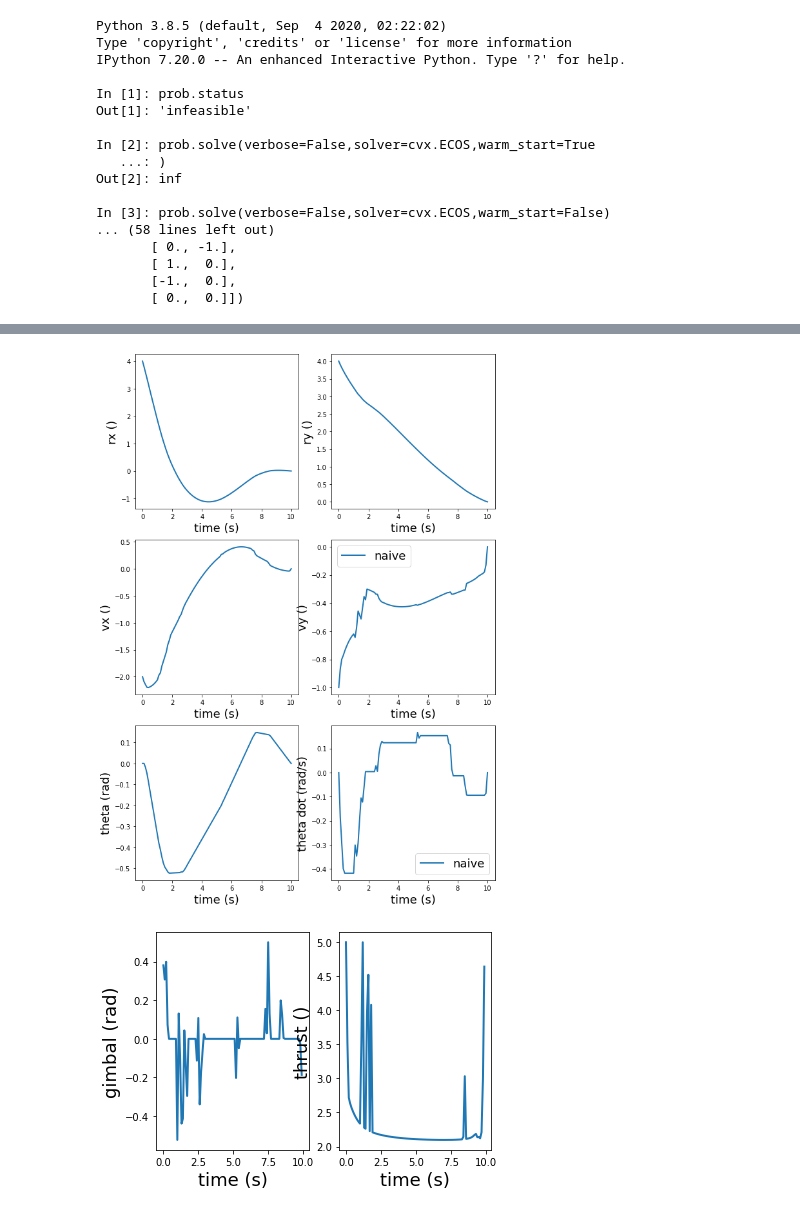
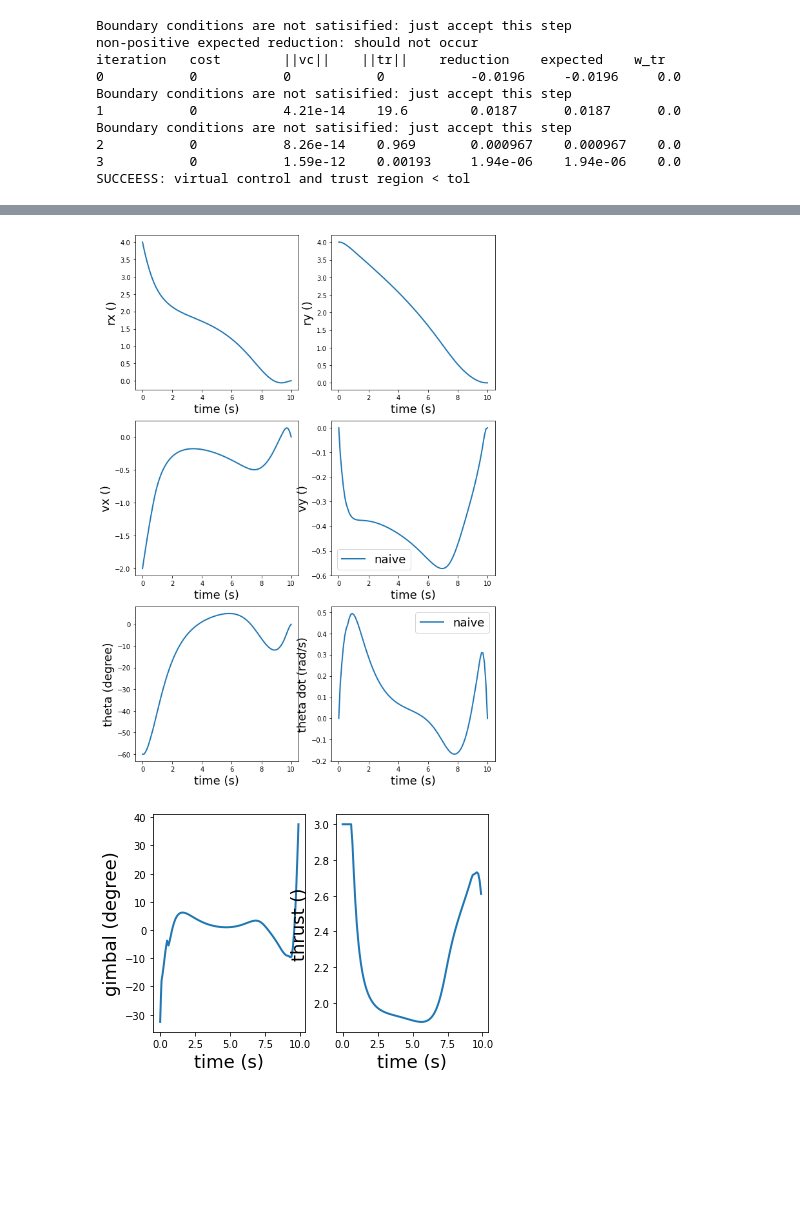
Before and after one commit to taewankim1/sequential_convex_programming, a Jupyter notebook: notebooks/test_RocketLanding1D.ipynb, the cells around one changed output, grey strips where cells are left out. Saved outputs shown, nothing was run; the diff lists cells and outputs as text; code cells hidden in the pictures; blank space fills up the shorter version.

```diff
--- a/notebooks/test_RocketLanding1D.ipynb
+++ b/notebooks/test_RocketLanding1D.ipynb
@@ -28,9 +31,9 @@ iu = 2
 ih = 9
 N = 100
 delT = 0.1
-max_iter = 100
+max_iter = 10
 # %%
-xi = np.array([4,4,-2,-1,0,0])
+xi = np.array([4,4,-2,0,-np.pi/3,0])
 xf = np.array([0,0,0,0,0,0])
 
 
@@ -49,23 +52,16 @@ u0[:,1] = 2
 i1 = Scvx('unicycle',N,max_iter,myModel,myCost,myConst)
 x, u = i1.update(x0,u0)
 # %% [output]
-Python 3.8.5 (default, Sep  4 2020, 02:22:02)
-Type 'copyright', 'credits' or 'license' for more information
-IPython 7.20.0 -- An enhanced Interactive Python. Type '?' for help.
-
-In [1]: prob.status
-Out[1]: 'infeasible'
-
-In [2]: prob.solve(verbose=False,solver=cvx.ECOS,warm_start=True
-   ...: )
-Out[2]: inf
-
-In [3]: prob.solve(verbose=False,solver=cvx.ECOS,warm_start=False)
-... (58 lines left out)
-       [ 0., -1.],
-       [ 1.,  0.],
-       [-1.,  0.],
-       [ 0.,  0.]])
+Boundary conditions are not satisified: just accept this step
+non-positive expected reduction: should not occur
+iteration   cost        ||vc||    ||tr||    reduction    expected    w_tr
+0           0           0           0           -0.0196     -0.0196     0.0
+Boundary conditions are not satisified: just accept this step
+1           0           4.21e-14    19.6        0.0187      0.0187      0.0
+Boundary conditions are not satisified: just accept this step
+2           0           8.26e-14    0.969       0.000967    0.000967    0.0
+3           0           1.59e-12    0.00193     1.94e-06    1.94e-06    0.0
+SUCCEESS: virtual control and trust region < tol
 # %%
 fS = 18
 Fx = +np.sin(x[:N,4] + u[:,0]) * u[:,1]
@@ -77,6 +73,7 @@ index = np.linspace(0,N-1,30)
 index = [int(i) for i in index]
 plt.quiver(x[index,0], x[index,1], -np.sin(x[index,4]), np.cos(x[index,4]), color='blue', width=0.003, scale=15, headwidth=1, headlength=0)
 plt.quiver(x[index,0], x[index,1], Fx[index], Fy[index], color='red', width=0.003, scale=100, headwidth=1, headlength=0)
+plt.quiver(x[N,0], x[N,1], -np.sin(x[N,4]), np.cos(x[N,4]), color='blue', width=0.003, scale=15, headwidth=1, headlength=0)
 plt.axis([-2, 5, -1, 5])
 plt.xlabel('X (m)', fontsize = fS)
 plt.ylabel('Y (m)', fontsize = fS)
@@ -100,9 +97,9 @@ plt.xlabel('time (s)', fontsize = fS)
 plt.ylabel('vy ()', fontsize = fS)
 plt.legend(fontsize=fS)
 plt.subplot(325)
-plt.plot(np.array(range(N+1))*delT, x[:,4], linewidth=2.0,label='naive')
+plt.plot(np.array(range(N+1))*delT, x[:,4]*180/np.pi, linewidth=2.0,label='naive')
 plt.xlabel('time (s)', fontsize = fS)
-plt.ylabel('theta (rad)', fontsize = fS)
+plt.ylabel('theta (degree)', fontsize = fS)
 plt.subplot(326)
 plt.plot(np.array(range(N+1))*delT, x[:,5], linewidth=2.0,label='naive')
 plt.xlabel('time (s)', fontsize = fS)
@@ -112,9 +109,9 @@ plt.show()
 
 plt.figure()
 plt.subplot(121)
-plt.plot(np.array(range(N))*delT, u[:,0], linewidth=2.0)
+plt.plot(np.array(range(N))*delT, u[:,0]*180/np.pi, linewidth=2.0)
 plt.xlabel('time (s)', fontsize = fS)
-plt.ylabel('gimbal (rad)', fontsize = fS)
+plt.ylabel('gimbal (degree)', fontsize = fS)
 plt.subplot(122)
 plt.plot(np.array(range(N))*delT, u[:,1], linewidth=2.0)
 plt.xlabel('time (s)', fontsize = fS)
@@ -125,5 +122,5 @@ plt.show()
-[figure, old version]
+[figure, new version]
-[figure, old version]
+[figure, new version]
 # %%
 import imageio
 import os
```
Also changed, not shown: parts of 2 cells of this notebook, 6 other files.
